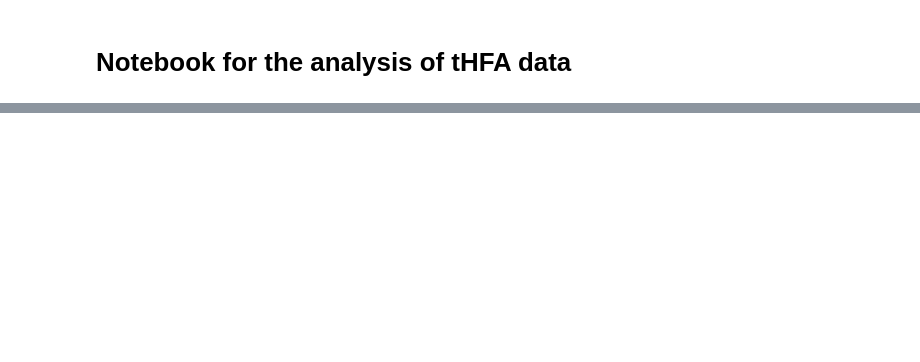
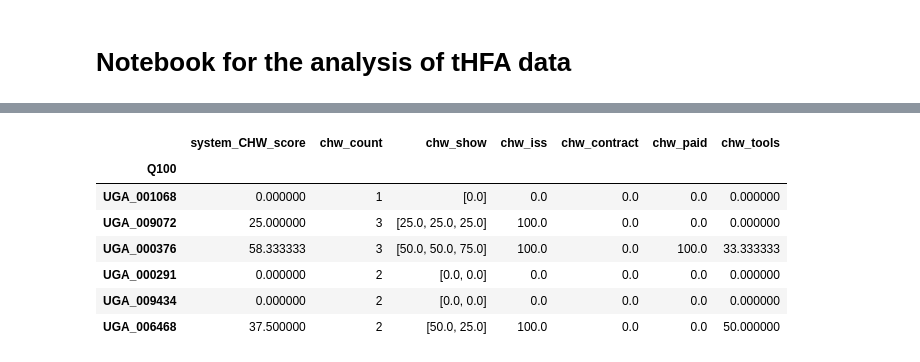
Before and after one commit to UncleAsiwaju/tHFA, a Jupyter notebook: Analysis_Notebook.ipynb, the cells around one changed output, grey strips where cells are left out. Drawn from its saved outputs; the diff is of its cells as text; code cells hidden in the pictures; blank space fills up the shorter version.

```diff
--- a/Analysis_Notebook.ipynb
+++ b/Analysis_Notebook.ipynb
@@ -631,7 +965,7 @@ def calculate_system_CHW(row):
             'fac_jobtools_scores': [],
     }
 
-    for i in range(1, chw_count+1):
+    for i in range(1, 6):
         chw_i_score = np.nan
         chw_i_scores = []
 
@@ -681,33 +1015,42 @@ def calculate_system_CHW(row):
             else: tools_scores.append(0) # To treat 'DNK' as 0
         chw_tools = 100 if np.nanmean(tools_scores) == 100 else 0
         chw_i_scores.append(chw_tools)
         chw_atttributes['fac_jobtools_scores'].append(chw_tools)
 
         chw_i_score = np.nanmean(chw_i_scores)
         chw_scores.append(chw_i_score)
 
     chw_score = np.nanmean(chw_scores)
 
     chw_means = {}
 
     # Loop through the dictionary and calculate the mean for each score list
     for key, value in chw_atttributes.items():
         mean_key = key.replace('_scores', '_score')  # Create a new key for the mean
         chw_means[mean_key] = np.nanmean(value)
 
 
     return pd.Series({
         'system_CHW_score': chw_score,
         'chw_count': chw_count,
         'chw_show': chw_scores,
         'chw_iss': chw_means['fac_supvsn_score'],
         'chw_contract': chw_means['fac_contract_score'],
         'chw_paid': chw_means['fac_paid_score'],
         'chw_tools': chw_means['fac_jobtools_score'],
         # 'chw_iss_deep': chw_atttributes['fac_supvsn_scores']
 
         })
 
-
-# see = test.apply(calculate_system_CHW, axis=1)
-# see
+test = test.append(df.loc['UGA_006468'])
+see = test.apply(calculate_system_CHW, axis=1)
+see
+# %% [output]
+|  | system_CHW_score | chw_count | chw_show | chw_iss | chw_contract | chw_paid | chw_tools |
+| Q100 |  |  |  |  |  |  |  |
+| UGA_001068 | 0.000000 | 1 | [0.0] | 0.0 | 0.0 | 0.0 | 0.000000 |
+| UGA_009072 | 25.000000 | 3 | [25.0, 25.0, 25.0] | 100.0 | 0.0 | 0.0 | 0.000000 |
+| UGA_000376 | 58.333333 | 3 | [50.0, 50.0, 75.0] | 100.0 | 0.0 | 100.0 | 33.333333 |
+| UGA_000291 | 0.000000 | 2 | [0.0, 0.0] | 0.0 | 0.0 | 0.0 | 0.000000 |
+| UGA_009434 | 0.000000 | 2 | [0.0, 0.0] | 0.0 | 0.0 | 0.0 | 0.000000 |
+| UGA_006468 | 37.500000 | 2 | [50.0, 25.0] | 100.0 | 0.0 | 0.0 | 50.000000 |
```
Also changed, not shown: parts of 21 cells of this notebook, 35 other files.
